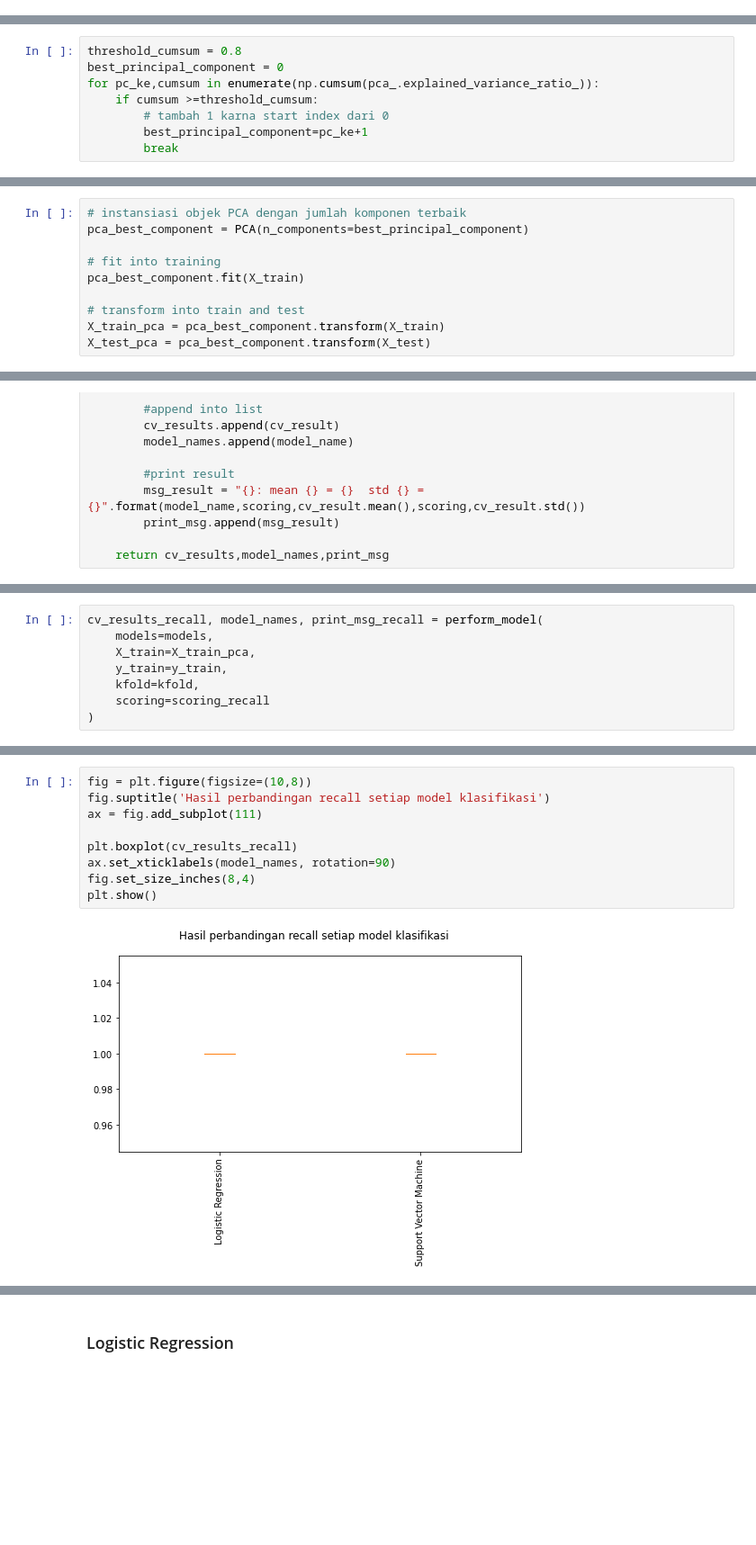
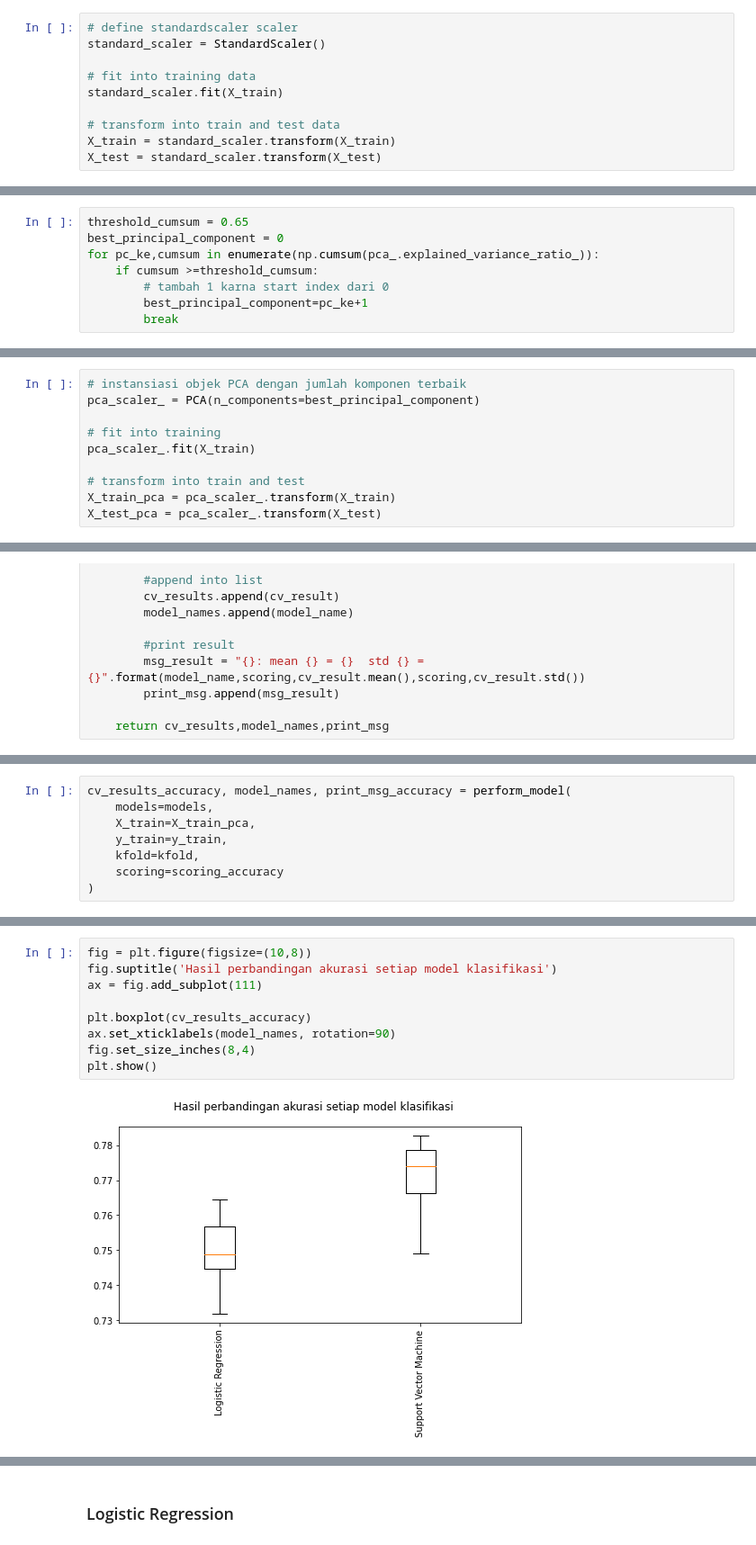
Before and after one commit to satriabimantara/hacktiv8-data-science-final-project, a Jupyter notebook: PYTN_KampusMerdeka_fp2_I MADE SATRIA BIMANTARA_NAUFAL REZKY ANANDA.ipynb, the cells around one changed output, grey strips where cells are left out. Shown: that part at 90% size. Saved outputs shown, nothing was run; the diff lists cells and outputs as text; blank space fills up the shorter version.

```diff
--- a/PYTN_KampusMerdeka_fp2_I MADE SATRIA BIMANTARA_NAUFAL REZKY ANANDA.ipynb
+++ b/PYTN_KampusMerdeka_fp2_I MADE SATRIA BIMANTARA_NAUFAL REZKY ANANDA.ipynb
@@ -1082,0 +1146,10 @@ X_test = minmax_scaler.transform(X_test)
+# %%
+# define standardscaler scaler
+standard_scaler = StandardScaler()
+
+# fit into training data
+standard_scaler.fit(X_train)
+
+# transform into train and test data
+X_train = standard_scaler.transform(X_train)
+X_test = standard_scaler.transform(X_test)
@@ -1130,5 +1207,5 @@ Grafik ini menjelaskan berapa persen informasi yang bisa dijelaskan dari kumpula
 # %%
-threshold_cumsum = 0.8
+threshold_cumsum = 0.65
 best_principal_component = 0
 for pc_ke,cumsum in enumerate(np.cumsum(pca_.explained_variance_ratio_)):
     if cumsum >=threshold_cumsum:
@@ -1147,13 +1224,13 @@ Dengan menggunakan **55** principal component, kita bisa mempertahankan informas
 # %%
 # instansiasi objek PCA dengan jumlah komponen terbaik
-pca_best_component = PCA(n_components=best_principal_component)
+pca_scaler_ = PCA(n_components=best_principal_component)
 
 # fit into training
-pca_best_component.fit(X_train)
+pca_scaler_.fit(X_train)
 
 # transform into train and test
-X_train_pca = pca_best_component.transform(X_train)
-X_test_pca = pca_best_component.transform(X_test)
+X_train_pca = pca_scaler_.transform(X_train)
+X_test_pca = pca_scaler_.transform(X_test)
 # %% [markdown]
 ## Modelling
 # %%
@@ -1215,10 +1294,10 @@ def perform_model(models,X_train,y_train,kfold, scoring='accuracy'):
 # %%
-cv_results_recall, model_names, print_msg_recall = perform_model(
+cv_results_accuracy, model_names, print_msg_accuracy = perform_model(
     models=models,
     X_train=X_train_pca,
     y_train=y_train,
     kfold=kfold,
-    scoring=scoring_recall
+    scoring=scoring_accuracy
 )
 # %%
 # cetak hasil rata-rata akurasi setiap model
@@ -1232,11 +1311,11 @@ Support Vector Machine: mean recall = 1.0  std recall = 0.0
 # %%
 fig = plt.figure(figsize=(10,8))
-fig.suptitle('Hasil perbandingan recall setiap model klasifikasi')
+fig.suptitle('Hasil perbandingan akurasi setiap model klasifikasi')
 ax = fig.add_subplot(111)
 
-plt.boxplot(cv_results_recall)
+plt.boxplot(cv_results_accuracy)
 ax.set_xticklabels(model_names, rotation=90)
 fig.set_size_inches(8,4)
 plt.show()
 # %% [output]
-[figure, old version]
+[figure, new version]
```
Also changed, not shown: parts of 128 cells of this notebook.
